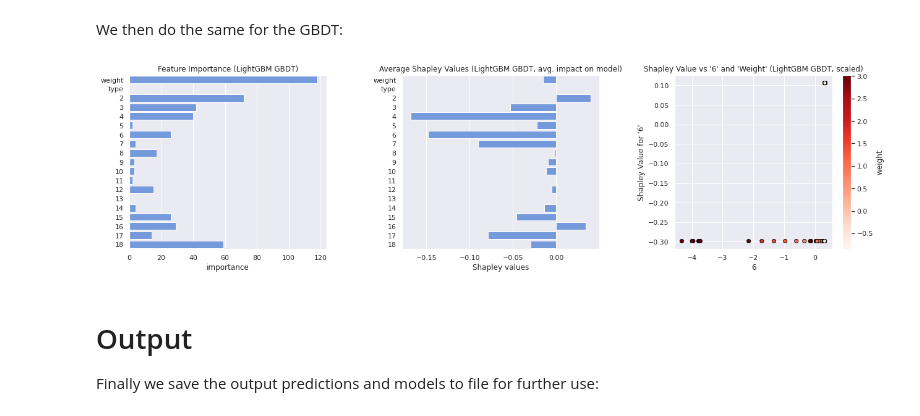
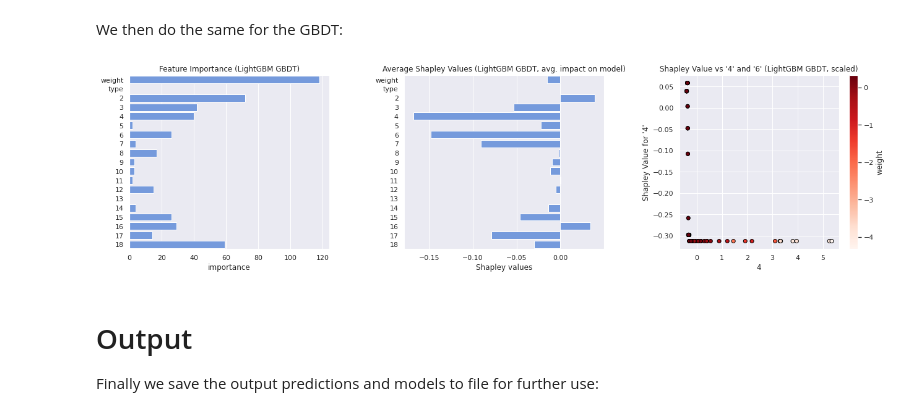
Before and after one commit to thesfinox/ml-sft-trunc, a Jupyter notebook: sft_level_trunc.ipynb, the cells around one changed output. Drawn from its saved outputs; the diff is of its cells as text; code cells hidden in the pictures.

```diff
--- a/sft_level_trunc.ipynb
+++ b/sft_level_trunc.ipynb
@@ -673,12 +721,13 @@ We first reload the dataset and choose the composition of the test set in terms
 # %%
 from sklearn.model_selection import train_test_split
 
-fp = path.join(ROOT_DIR, 'data_sft_analysis.csv')
+# reload the dataset
+fp = path.join(DAT_PATH, 'sft-data_analysis.csv')
 df = None
 if path.isfile(fp):
     df = pd.read_csv(fp,
-                     header    = 0, #--------------------------------------- use first row as column names
-                     index_col = 0) #--------------------------------------- use first column as ID
+                     header    = 0 #--------------------------------------- use first row as column names
+                    )
 
 # check if dataset loaded correctly
 if df is not None:
@@ -690,7 +739,7 @@ else:
 systems = pd.unique(df['system'])
 systems_train, systems_test = train_test_split(systems,
                                                test_size    = 0.20,
-                                               shuffle      = True,
+                                               shuffle      = True, #------- remember to shuffle the dataset
                                                random_state = RAND
                                               ) #--------------------------- select test systems
 if np.intersect1d(systems_train, systems_test).shape[0] == 0: #------------- sanity check
@@ -701,11 +750,11 @@ else:
 # %% [markdown]
 We then shuffle and separate the samples inside the sets:
 # %%
-df            = df.sample(frac = 1, random_state = RAND) #------- shuffle
-df_train_full = df.loc[df['system'].isin(systems_train)] #------- select train
-df_test       = df.loc[df['system'].isin(systems_test)] #-------- select test
+df_shuf       = df.sample(frac = 1, random_state = RAND) #------------ shuffle the dataset
+df_train_full = df_shuf.loc[df['system'].isin(systems_train)] #------- select train (this is train + validation, not just train)
+df_test       = df_shuf.loc[df['system'].isin(systems_test)] #-------- select test
 
-if df_train_full.shape[0] + df_test.shape[0] != df.shape[0]: #--- sanity check
+if df_train_full.shape[0] + df_test.shape[0] != df.shape[0]: #-------- sanity check
     log.error('Missing data!')
 
 print('Size of training + dev sets: {:.1f}% ({:d} samples)'.format(100 * df_train_full.shape[0] / df.shape[0], df_train_full.shape[0]))
@@ -785,7 +834,11 @@ for n in range(dev_sizes.shape[0]):
                                            ) #-------------------------------- save the error metric
 
 # plot the results
-data = pd.DataFrame(dict(size = dev_sizes, train_rmse = training_errors, dev_rmse = dev_errors))
+data = pd.DataFrame({'size':       dev_sizes,
+                     'train_rmse': training_errors,
+                     'dev_rmse':   dev_errors
+                    }
+                   )
 
 nrows = 1
 ncols = 3
@@ -2327,9 +2467,9 @@ We then prepare the input of the algorithms:
 # %%
 from sklearn.preprocessing import StandardScaler
 
-train_slice = df_train.iloc[:, 2:-1]
-dev_slice   = df_dev.iloc[:, 2:-1]
-test_slice  = df_test.iloc[:, 2:-1]
+train_slice = df_train.drop(columns = ['system', 'init', 'exp'])
+dev_slice   = df_dev.drop(columns = ['system', 'init', 'exp'])
+test_slice  = df_test.drop(columns = ['system', 'init', 'exp'])
 
 scaling = StandardScaler()
 x_train = train_slice.values #----------------------------------- select training features: remove `system`, `init` and label column
@@ -2348,7 +2488,7 @@ analysis = Analysis((x_train, y_train),
                     (x_dev, y_dev),
                     (x_test, y_test),
                     random_state = RAND,
-                    n_jobs = THREADS
+                    n_jobs       = THREADS
                    ) #------------------------------------------- define the analysis framework
 # %% [markdown]
 The distribution of the features can also be visualised in a categorical _stripplot_. It might be useful to compare the distributions of data inside the train/dev/test splits.
@@ -4091,40 +4239,40 @@ gbdt_feat_imp  = {'features':         list(test_slice.columns),
                   'mean_shap_values': gbdt_shap_values.mean(axis = 0).reshape(-1,)
                  }
 
 sns.barplot(data   = gbdt_feat_imp,
             x      = 'tree_importance',
             y      = 'features',
             color  = 'cornflowerblue',
             ax     = gbdt_shap_plot[0]
            )
 gbdt_shap_plot[0].set(title = 'Feature Importance (LightGBM GBDT)', xlabel = 'importance')
 
 sns.barplot(data   = gbdt_feat_imp,
             x      = 'mean_shap_values',
             y      = 'features',
             color  = 'cornflowerblue',
             ax     = gbdt_shap_plot[1]
            )
 gbdt_shap_plot[1].set(title = 'Average Shapley Values (LightGBM GBDT, avg. impact on model)', xlabel = 'Shapley values')
 
-scatter = gbdt_shap_plot[2].scatter(x         = x_test[:,6].reshape(-1,),
-                                    y         = gbdt_shap_values[:,6].reshape(-1,),
-                                    c         = x_test[:,0].reshape(-1,),
-                                    vmin      = x_test[:,0].reshape(-1,).min(),
-                                    vmax      = x_test[:,0].reshape(-1,).max(),
+scatter = gbdt_shap_plot[2].scatter(x         = x_test[:,4].reshape(-1,),
+                                    y         = gbdt_shap_values[:,4].reshape(-1,),
+                                    c         = x_test[:,6].reshape(-1,),
+                                    vmin      = x_test[:,6].reshape(-1,).min(),
+                                    vmax      = x_test[:,6].reshape(-1,).max(),
                                     cmap      = 'Reds',
                                     edgecolor = 'black'
                                    )
 gbdt_shap_fig.colorbar(scatter, ax = gbdt_shap_plot[2], label = 'weight')
-gbdt_shap_plot[2].set(title = 'Shapley Value vs \'6\' and \'Weight\' (LightGBM GBDT, scaled)', xlabel = '6', ylabel = 'Shapley Value for \'6\'')
+gbdt_shap_plot[2].set(title = 'Shapley Value vs \'4\' and \'6\' (LightGBM GBDT, scaled)', xlabel = '4', ylabel = 'Shapley Value for \'4\'')
 
 gbdt_shap_fig.tight_layout()
 gbdt_shap_fig.savefig(path.join(IMG_PATH, 'gbdt_shap.pdf'), dpi = 300, format = 'pdf')
 gbdt_shap_fig.savefig(path.join(IMG_PATH, 'gbdt_shap.jpg'), dpi = 300, format = 'jpg', quality = 95, optimize = True, progressive = True)
 plt.show()
 plt.close(gbdt_shap_fig)
 # %% [output]
-[figure, old version]
+[figure, new version]
 # %% [markdown]
 # Output
 
```
Also changed, not shown: parts of 44 cells of this notebook, 10 other files.
